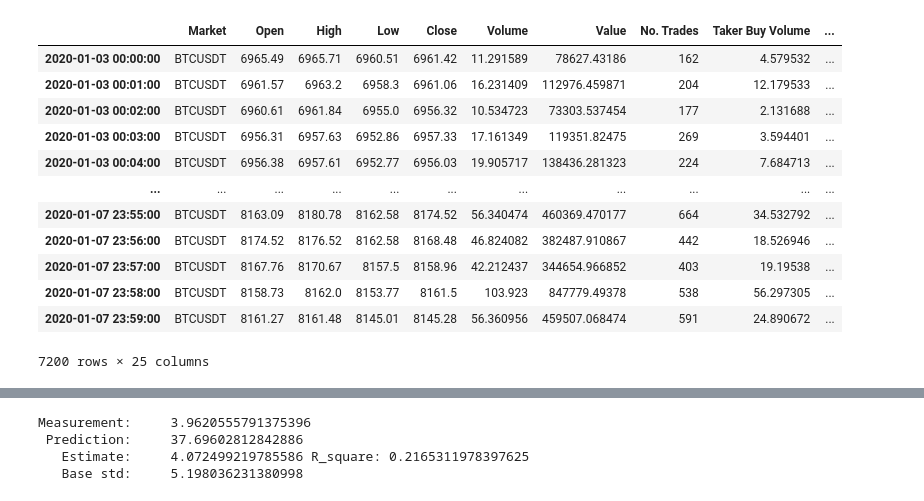
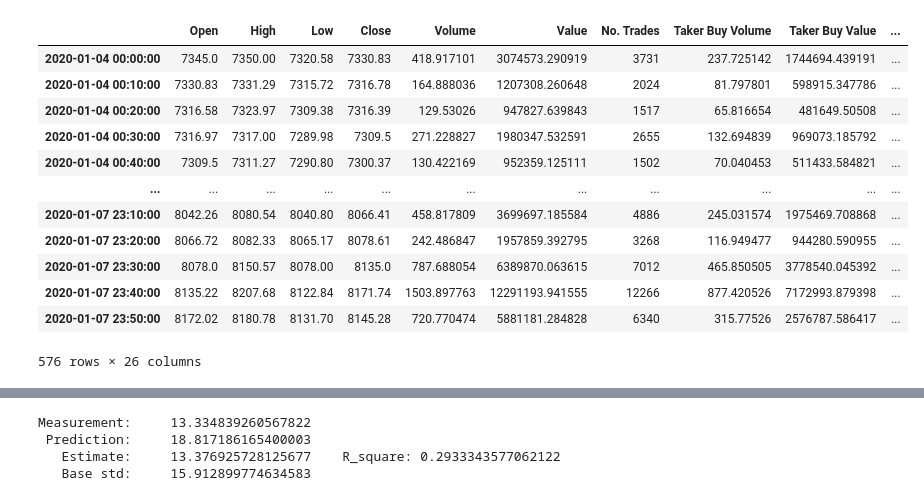
Before and after one commit to MohsenGhodrati/cvx_project_Kalman_Filter, a Jupyter notebook: Experiments.ipynb, the cells around one changed output, grey strips where cells are left out. Cells and saved outputs as stored; diff of their text form; code cells hidden in the pictures.

```diff
--- a/Experiments.ipynb
+++ b/Experiments.ipynb
@@ -39,15 +83,16 @@ df['Feature 1'] = df['Taker Buy Volume'] / (df['Volume'] + EPSILON) * 100
 
 df['Feature 2'] = (df['Volume'] + EPSILON).pct_change() * 100
 
-df['Feature 3'] = df['Taker Buy Value'] / df['Taker Buy Volume'] - \
-                  ((df['Value'] - df['Taker Buy Value']) / (df['Volume'] - df['Taker Buy Volume'] + EPSILON))
+a = df['Taker Buy Value'] / (df['Taker Buy Volume'] + EPSILON)
+b = (df['Value'] - df['Taker Buy Value']) / (df['Volume'] - df['Taker Buy Volume'] + EPSILON)
+df['Feature 3'] = (a - b) / df['Open'] * RETURN_SCALE * 100
 
 def historical_high_to_low_ratio(window):
     tmp = df['High'].rolling(window).max()
     return (tmp-df['Close']) / (tmp-df['Low'].rolling(window).min() + EPSILON) * 100
 
 for i, t in enumerate([1, 6, 24]):
-    window = int(timedelta(hours=t) / timedelta(minutes=1))
+    window = int(timedelta(hours=t) / timeframe)
     df[f'Feature {4+i}'] = historical_high_to_low_ratio(window)
 
 # period = 10
@@ -74,7 +119,7 @@ df
 # df['Return'] = returns
 # df
 # %%
-# df['Weighted Price Average'] = df['Value'] / df['Volume']
+df['Weighted Price Average'] = df['Value'] / df['Volume']
 # m = 100
 # plt.figure(figsize=(20, 10))
 # plt.xticks(rotation=90)
@@ -134,20 +178,25 @@ plt.show()
 # %%
-k = 120
-m = 15
+k = 24
+m = 6
 r = 6
 
 df['Prediction'] = None
 df['Measurement'] = None
 
-alpha = 1.1
+alpha = 1.05
 W = np.diag(alpha ** np.arange(k) / np.sum(alpha ** np.arange(k)))
-for n in np.arange(1440*5) + 2880:
+# W = np.diag(np.arange(k) / np.sum(np.arange(k)))
+
+THETA = []
+
+for n in np.arange(1440 // int(timeframe/timedelta(minutes=1)) * 4) + 1440*3 // int(timeframe/timedelta(minutes=1)):
     A = np.zeros([k, m+r])
     A[:, m:m+r] = df.iloc[(n-2)-(k-1):(n-2)+1][[f'Feature {i+1}' for i in range(r)]].to_numpy()
     for i in range(m):
         A[:, i] = df.iloc[(n-2)-(k-1)-i:(n-2)-i+1]['Real Return']
     b = df.iloc[(n-1)-(k-1):(n-1)+1]['Real Return'].values
     theta, _, _, _ = np.linalg.lstsq(np.dot(W, A), np.dot(W, b), rcond=-1)
+    THETA.append(theta)
 
     prediction = np.dot(theta, np.concatenate([df.iloc[n-1:n-m-1:-1]['Real Return'].values,
                                                df.iloc[n-1][[f'Feature {i+1}' for i in range(r)]].values]).ravel())
@@ -183,24 +271,28 @@ df.loc[indices]
 # %%
 df['Measurement Residual'] = df['Measurement'] - df['Weighted Price Average']
 df['Prediction Residual'] = df['Prediction'] - df['Weighted Price Average']
-df['Measurement Residual Weighted Variance'] = df['Measurement Residual'].rolling(26).var()
-df['Prediction Residual Weighted Variance'] = df['Prediction Residual'].rolling(13).var()
-df['Estimate'] = (df['Measurement Residual Weighted Variance'] * df['Prediction'] + df['Prediction Residual Weighted Variance'] * df['Measurement']) / (df['Measurement Residual Weighted Variance'] + df['Prediction Residual Weighted Variance'])
+df['Measurement Residual Weighted Variance'] = df['Measurement Residual'].rolling(12).var()
+df['Prediction Residual Weighted Variance'] = df['Prediction Residual'].rolling(6).var()
+df['Kalman Gain'] = df['Prediction Residual Weighted Variance'] / \
+                    (df['Measurement Residual Weighted Variance'] + df['Prediction Residual Weighted Variance'])
+df['Estimate'] = df['Kalman Gain'] * df['Measurement'] + (1 - df['Kalman Gain']) * df['Prediction']
+df['Estimate Uncertainty'] = df['Kalman Gain'] ** 2 * df['Measurement Residual Weighted Variance'] + \
+                             (1 - df['Kalman Gain']) ** 2 * df['Prediction Residual Weighted Variance']
 df.loc[indices]
 # %% [output]
-|  | Market | Open | High | Low | Close | Volume | Value | No. Trades | Taker Buy Volume | ... |
-| 2020-01-03 00:00:00 | BTCUSDT | 6965.49 | 6965.71 | 6960.51 | 6961.42 | 11.291589 | 78627.43186 | 162 | 4.579532 | ... |
-| 2020-01-03 00:01:00 | BTCUSDT | 6961.57 | 6963.2 | 6958.3 | 6961.06 | 16.231409 | 112976.459871 | 204 | 12.179533 | ... |
-| 2020-01-03 00:02:00 | BTCUSDT | 6960.61 | 6961.84 | 6955.0 | 6956.32 | 10.534723 | 73303.537454 | 177 | 2.131688 | ... |
-| 2020-01-03 00:03:00 | BTCUSDT | 6956.31 | 6957.63 | 6952.86 | 6957.33 | 17.161349 | 119351.82475 | 269 | 3.594401 | ... |
-| 2020-01-03 00:04:00 | BTCUSDT | 6956.38 | 6957.61 | 6952.77 | 6956.03 | 19.905717 | 138436.281323 | 224 | 7.684713 | ... |
+|  | Open | High | Low | Close | Volume | Value | No. Trades | Taker Buy Volume | Taker Buy Value | ... |
+| 2020-01-04 00:00:00 | 7345.0 | 7350.00 | 7320.58 | 7330.83 | 418.917101 | 3074573.290919 | 3731 | 237.725142 | 1744694.439191 | ... |
+| 2020-01-04 00:10:00 | 7330.83 | 7331.29 | 7315.72 | 7316.78 | 164.888036 | 1207308.260648 | 2024 | 81.797801 | 598915.347786 | ... |
+| 2020-01-04 00:20:00 | 7316.58 | 7323.97 | 7309.38 | 7316.39 | 129.53026 | 947827.639843 | 1517 | 65.816654 | 481649.50508 | ... |
+| 2020-01-04 00:30:00 | 7316.97 | 7317.00 | 7289.98 | 7309.5 | 271.228827 | 1980347.532591 | 2655 | 132.694839 | 969073.185792 | ... |
+| 2020-01-04 00:40:00 | 7309.5 | 7311.27 | 7290.80 | 7300.37 | 130.422169 | 952359.125111 | 1502 | 70.040453 | 511433.584821 | ... |
 | ... | ... | ... | ... | ... | ... | ... | ... | ... | ... | ... |
-| 2020-01-07 23:55:00 | BTCUSDT | 8163.09 | 8180.78 | 8162.58 | 8174.52 | 56.340474 | 460369.470177 | 664 | 34.532792 | ... |
-| 2020-01-07 23:56:00 | BTCUSDT | 8174.52 | 8176.52 | 8162.58 | 8168.48 | 46.824082 | 382487.910867 | 442 | 18.526946 | ... |
-| 2020-01-07 23:57:00 | BTCUSDT | 8167.76 | 8170.67 | 8157.5 | 8158.96 | 42.212437 | 344654.966852 | 403 | 19.19538 | ... |
-| 2020-01-07 23:58:00 | BTCUSDT | 8158.73 | 8162.0 | 8153.77 | 8161.5 | 103.923 | 847779.49378 | 538 | 56.297305 | ... |
-| 2020-01-07 23:59:00 | BTCUSDT | 8161.27 | 8161.48 | 8145.01 | 8145.28 | 56.360956 | 459507.068474 | 591 | 24.890672 | ... |
+| 2020-01-07 23:10:00 | 8042.26 | 8080.54 | 8040.80 | 8066.41 | 458.817809 | 3699697.185584 | 4886 | 245.031574 | 1975469.708868 | ... |
+| 2020-01-07 23:20:00 | 8066.72 | 8082.33 | 8065.17 | 8078.61 | 242.486847 | 1957859.392795 | 3268 | 116.949477 | 944280.590955 | ... |
+| 2020-01-07 23:30:00 | 8078.0 | 8150.57 | 8078.00 | 8135.0 | 787.688054 | 6389870.063615 | 7012 | 465.850505 | 3778540.045392 | ... |
+| 2020-01-07 23:40:00 | 8135.22 | 8207.68 | 8122.84 | 8171.74 | 1503.897763 | 12291193.941555 | 12266 | 877.420526 | 7172993.879398 | ... |
+| 2020-01-07 23:50:00 | 8172.02 | 8180.78 | 8131.70 | 8145.28 | 720.770474 | 5881181.284828 | 6340 | 315.77526 | 2576787.586417 | ... |
-7200 rows × 25 columns
+576 rows × 26 columns
 # %%
 %matplotlib notebook
 
@@ -262,14 +354,14 @@ print(
     (df.loc[indices, 'Prediction'] - df.loc[indices, 'Weighted Price Average']).std(),
     "\n   Estimate:\t",
     (df.loc[indices, 'Estimate'] - df.loc[indices, 'Weighted Price Average']).std(),
-    "R_square:",
-    1 - np.sqrt((df.loc[indices, 'Estimate'] - df.loc[indices, 'Weighted Price Average']).var() /
-        (df.shift(1).loc[indices, 'Weighted Price Average'] - df.loc[indices, 'Weighted Price Average']).var()),
+    "   R_square:",
+    1 - (df.loc[indices, 'Estimate'] - df.loc[indices, 'Weighted Price Average']).var() /
+        (df.shift(1).loc[indices, 'Weighted Price Average'] - df.loc[indices, 'Weighted Price Average']).var(),
     "\n   Base std:\t",
     (df.shift(1).loc[indices, 'Weighted Price Average'] - df.loc[indices, 'Weighted Price Average']).std()
 )
 # %% [output]
-Measurement:     3.9620555791375396
- Prediction:     37.69602812842886
-   Estimate:     4.072499219785586 R_square: 0.2165311978397625
-   Base std:     5.198036231380998
+Measurement:     13.334839260567822
+ Prediction:     18.817186165400003
+   Estimate:     13.376925728125677    R_square: 0.2933343577062122
+   Base std:     15.912899774634583
```
Also changed, not shown: parts of 18 cells of this notebook.
